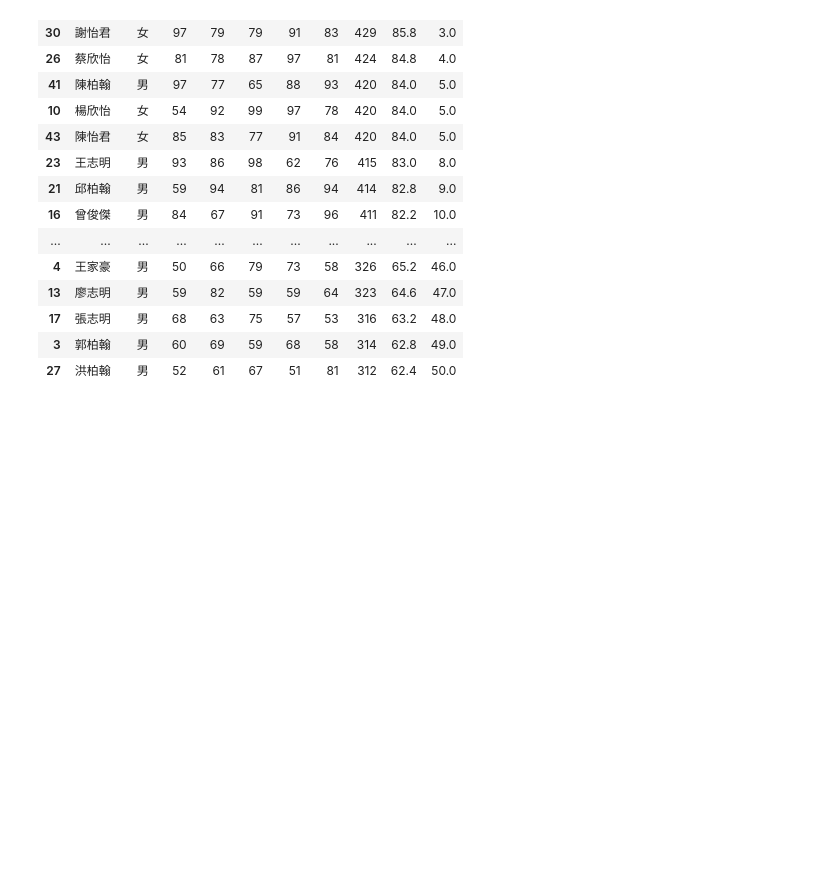
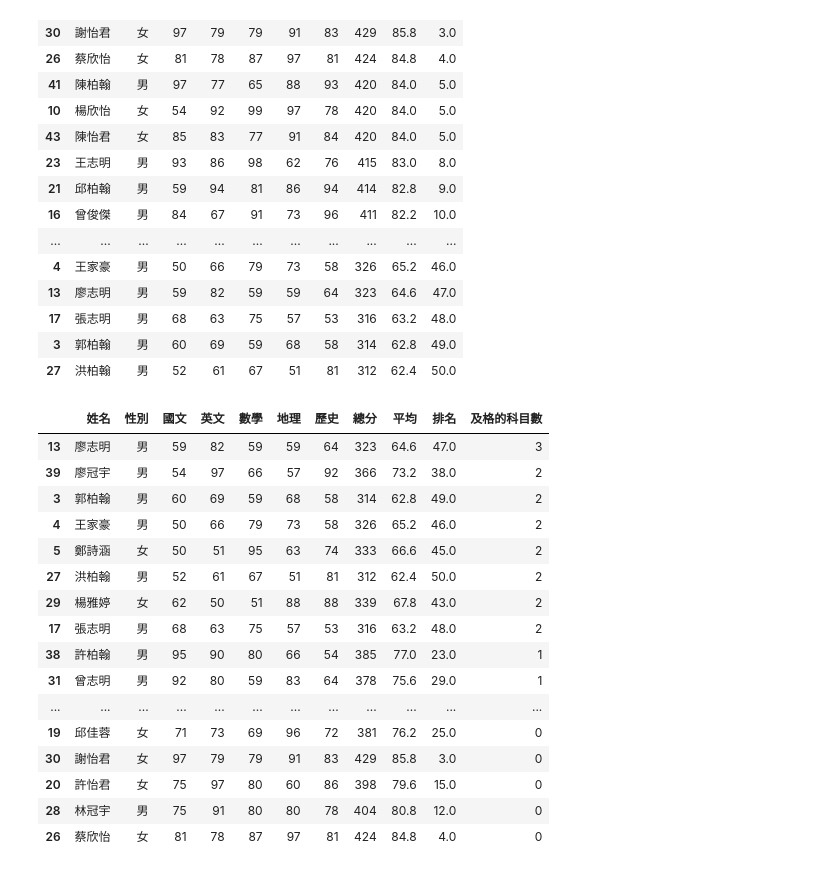
Before and after one commit to BCL0101/2026_python, a Jupyter notebook: 0718/practice1.ipynb, the cells around one changed output. Drawn from its saved outputs; the diff is of its cells as text; code cells hidden in the pictures; blank space fills up the shorter version.

```diff
--- a/0718/practice1.ipynb
+++ b/0718/practice1.ipynb
@@ -118,3 +118,33 @@ scores_df.sort_values(by='排名')
 | 17 | 張志明 | 男 | 68 | 63 | 75 | 57 | 53 | 316 | 63.2 | 48.0 |
 | 3 | 郭柏翰 | 男 | 60 | 69 | 59 | 68 | 58 | 314 | 62.8 | 49.0 |
 | 27 | 洪柏翰 | 男 | 52 | 61 | 67 | 51 | 81 | 312 | 62.4 | 50.0 |
+# %%
+from pandas import Series
+def calulate(s:Series)-> int:
+    n = (s < 60).sum()
+    return n
+
+scores_df['及格的科目數'] = scores_df[['國文', '英文', '數學', '地理', '歷史']].apply(calulate,axis=1)
+scores_df.sort_values(
+    by='及格的科目數',
+    ascending=False
+)
+#scores_df
+# %% [output]
+|  | 姓名 | 性別 | 國文 | 英文 | 數學 | 地理 | 歷史 | 總分 | 平均 | 排名 | 及格的科目數 |
+| 13 | 廖志明 | 男 | 59 | 82 | 59 | 59 | 64 | 323 | 64.6 | 47.0 | 3 |
+| 39 | 廖冠宇 | 男 | 54 | 97 | 66 | 57 | 92 | 366 | 73.2 | 38.0 | 2 |
+| 3 | 郭柏翰 | 男 | 60 | 69 | 59 | 68 | 58 | 314 | 62.8 | 49.0 | 2 |
+| 4 | 王家豪 | 男 | 50 | 66 | 79 | 73 | 58 | 326 | 65.2 | 46.0 | 2 |
+| 5 | 鄭詩涵 | 女 | 50 | 51 | 95 | 63 | 74 | 333 | 66.6 | 45.0 | 2 |
+| 27 | 洪柏翰 | 男 | 52 | 61 | 67 | 51 | 81 | 312 | 62.4 | 50.0 | 2 |
+| 29 | 楊雅婷 | 女 | 62 | 50 | 51 | 88 | 88 | 339 | 67.8 | 43.0 | 2 |
+| 17 | 張志明 | 男 | 68 | 63 | 75 | 57 | 53 | 316 | 63.2 | 48.0 | 2 |
+| 38 | 許柏翰 | 男 | 95 | 90 | 80 | 66 | 54 | 385 | 77.0 | 23.0 | 1 |
+| 31 | 曾志明 | 男 | 92 | 80 | 59 | 83 | 64 | 378 | 75.6 | 29.0 | 1 |
+| ... | ... | ... | ... | ... | ... | ... | ... | ... | ... | ... | ... |
+| 19 | 邱佳蓉 | 女 | 71 | 73 | 69 | 96 | 72 | 381 | 76.2 | 25.0 | 0 |
+| 30 | 謝怡君 | 女 | 97 | 79 | 79 | 91 | 83 | 429 | 85.8 | 3.0 | 0 |
+| 20 | 許怡君 | 女 | 75 | 97 | 80 | 60 | 86 | 398 | 79.6 | 15.0 | 0 |
+| 28 | 林冠宇 | 男 | 75 | 91 | 80 | 80 | 78 | 404 | 80.8 | 12.0 | 0 |
+| 26 | 蔡欣怡 | 女 | 81 | 78 | 87 | 97 | 81 | 424 | 84.8 | 4.0 | 0 |
```
Also changed, not shown: parts of 2 cells of this notebook, 1 other file.
